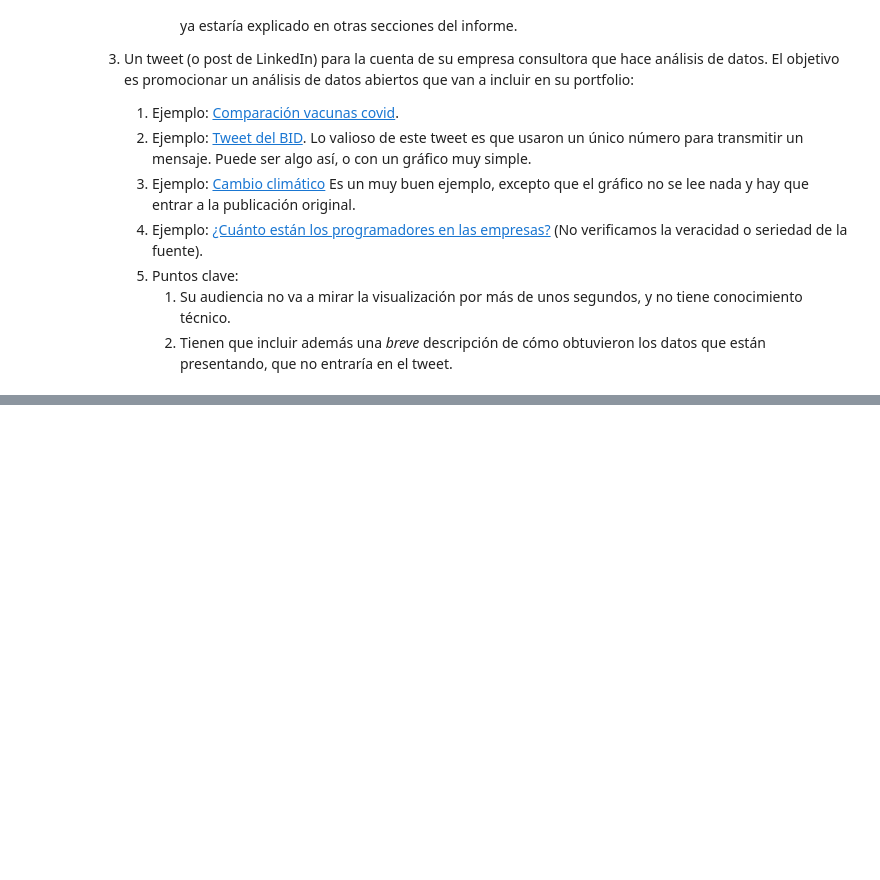
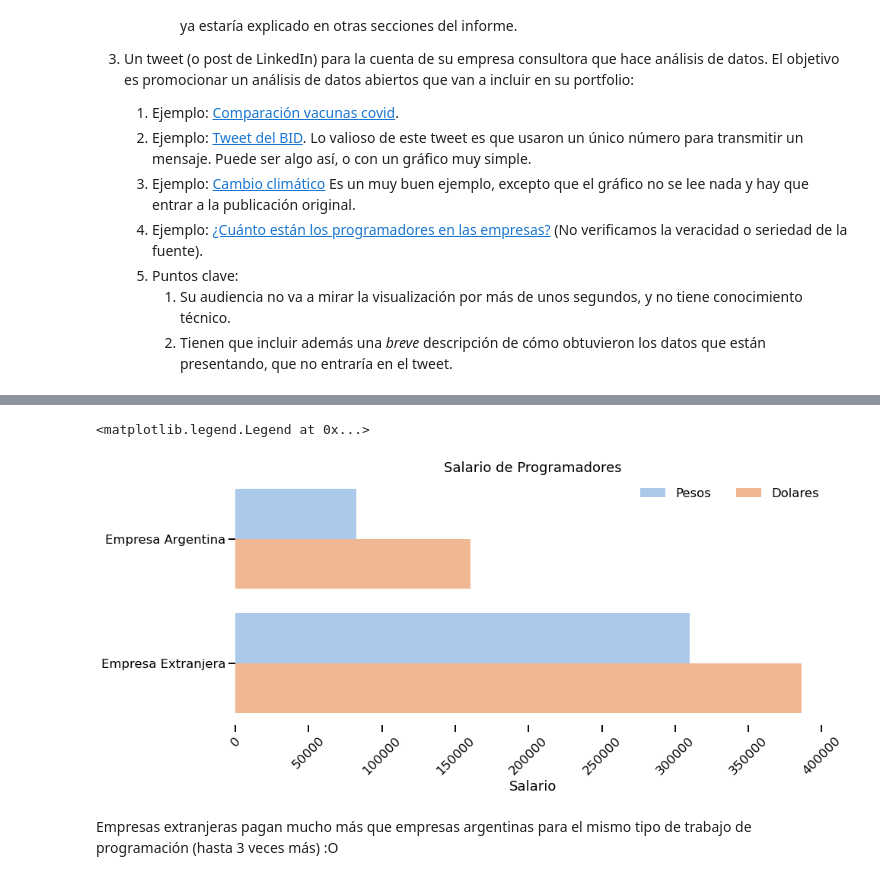
Before and after one commit to mgobbi289/DiploDatos, a Jupyter notebook: AnalisisyVisualizacion/Entregable_2.ipynb, the cells around one changed output, grey strips where cells are left out. Saved outputs shown, nothing was run; the diff lists cells and outputs as text; code cells hidden in the pictures; blank space fills up the shorter version.

```diff
--- a/AnalisisyVisualizacion/Entregable_2.ipynb
+++ b/AnalisisyVisualizacion/Entregable_2.ipynb
@@ -284,0 +284,36 @@ Elija las palabras y visualización más adecuada para que la comunicación sea
+# %%
+new_groups = {
+    'Full-Time': 'Empresa Argentina',
+    'Freelance': 'Empresa Argentina',
+    'Part-Time': 'Empresa Argentina',
+    'Tercerizado (trabajo a través de consultora o agencia)': 'Empresa Argentina',
+    'Remoto (empresa de otro país)': 'Empresa Extranjera',
+
+}
+
+sorted_workc = ['Empresa Argentina', 'Empresa Extranjera']
+
+df['empresanacionalidad']= df['work_contract_type'].replace(new_groups)
+
+fig = plt.figure(figsize=(14,6))
+seaborn.barplot(y=df['empresanacionalidad'], x=df[neto],
+                hue=df['salary_in_usd'],
+                estimator=numpy.mean, ci=None,orient="h",palette='pastel')
+seaborn.despine(left=True, bottom=True)
+plt.title('Salario de Programadores')
+plt.xticks(rotation=45)
+plt.ylabel("")
+plt.xlabel("Salario")
+plt.ticklabel_format(style='plain', axis='x')
+mylabels=['Pesos','Dolares']
+plt.legend(labels=mylabels,frameon=False, loc='upper right', ncol=2)
+#L=plt.legend()
+#L.get_texts()[0].set_text('Pesos')
+#L.get_texts()[1].set_text('Dolares')
+
+#plt.savefig('temp.png')
+# %% [output]
+<matplotlib.legend.Legend at 0x...>
+[figure, added]
+# %% [markdown]
+Empresas extranjeras pagan mucho más que empresas argentinas para el mismo tipo de trabajo de programación (hasta 3 veces más) :O
```
Also changed, not shown: parts of 9 cells of this notebook.
